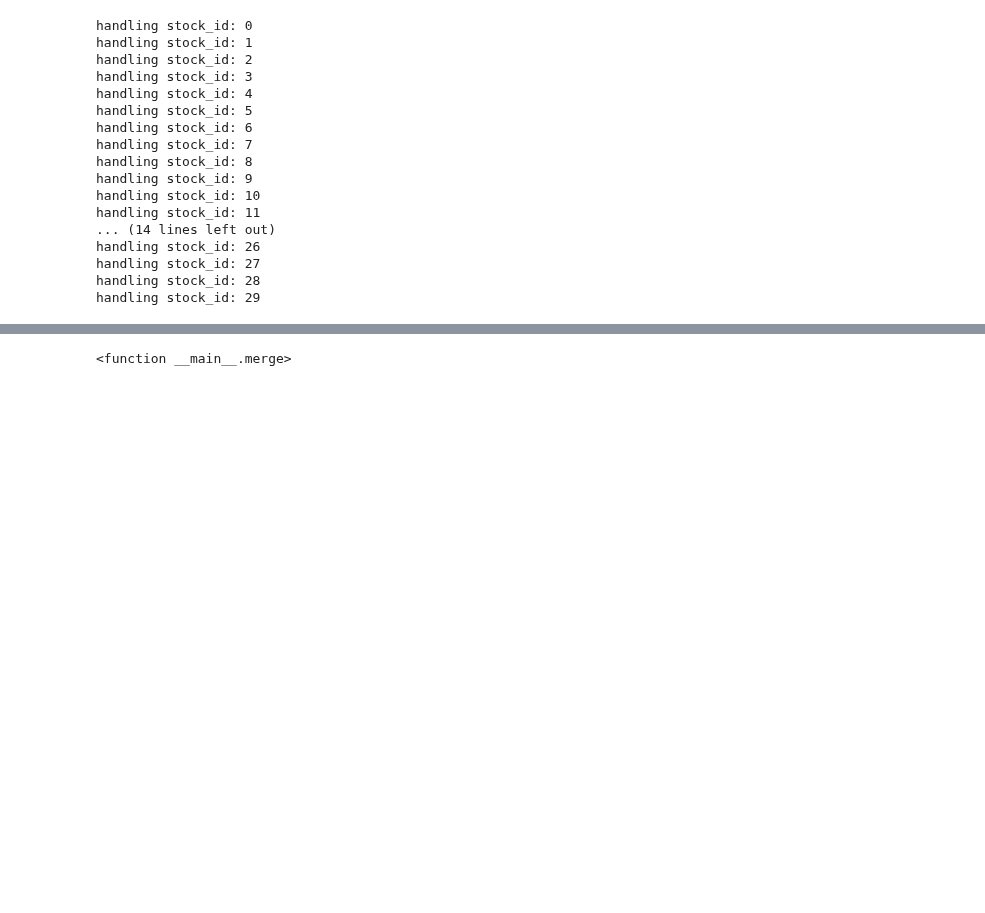
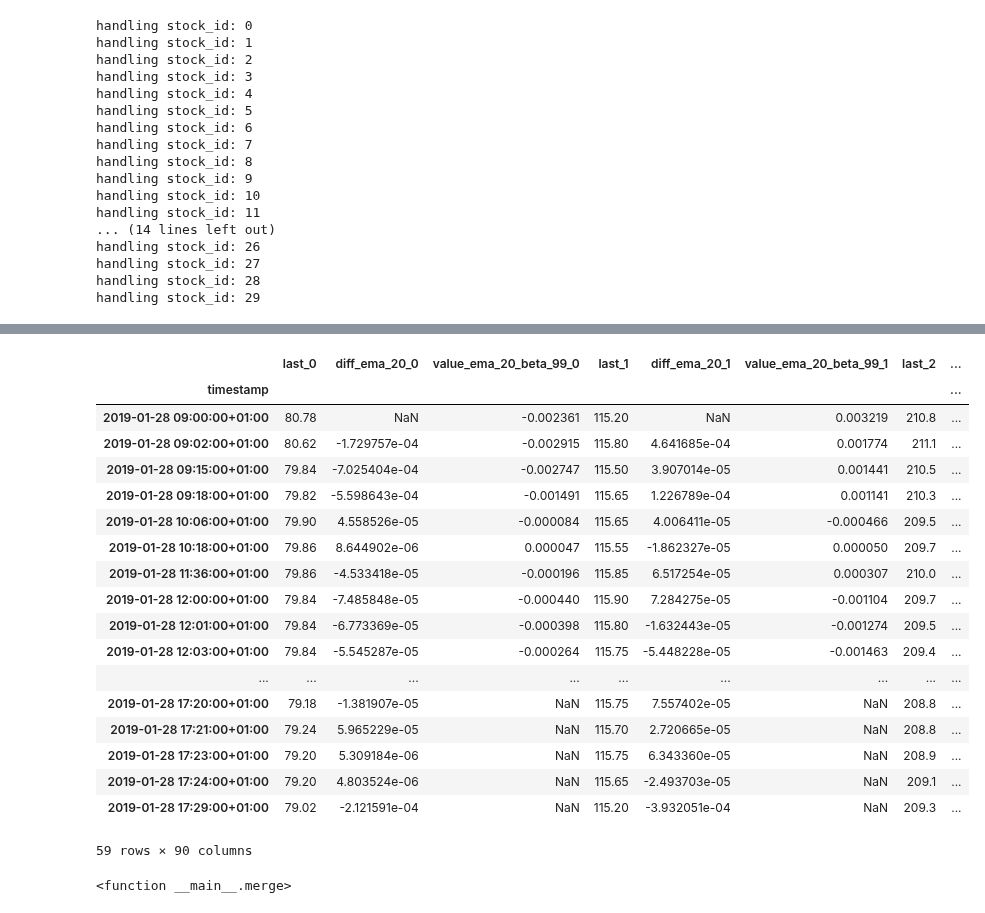
Before and after one commit to smartestrobotdai/download-data, a Jupyter notebook: data-analytics/omx30-prep.ipynb, the cells around one changed output, grey strips where cells are left out. Cells and saved outputs as stored; diff of their text form; code cells hidden in the pictures; blank space fills up the shorter version.

```diff
--- a/data-analytics/omx30-prep.ipynb
+++ b/data-analytics/omx30-prep.ipynb
@@ -105,21 +104,0 @@ def plot(stock_id, day_id ):
-# %%
-columns = ['timestamp','last']
-print(stock_id_list)
-df1 = time_series_all_list[0][0][columns].rename({'last': 'last_' + str(stock_id_list[0])}, axis=1)
-df2 = time_series_all_list[1][0][columns].rename({'last': 'last_' + str(stock_id_list[1])}, axis=1)
-df3 = time_series_all_list[2][0][columns].rename({'last': 'last_' + str(stock_id_list[2])}, axis=1)
-
-
-
-from functools import reduce
-index = 0
-def merge(df1, df2):
-    global index
-    merged = df1.set_index('timestamp').join(df2.set_index('timestamp'), how='inner', rsuffix=stock_id_list[index])
-    index += 1
-    merged['timestamp'] = merged.index
-    return merged
-
-
-df_merged = reduce(merge, [df1,df2,df3])
-df_merged.reset_index(drop=True)
@@ -146,3 +176,43 @@ df_merged.reset_index(drop=True)
+# %%
+# to order the columns in the order: last1,last2...last30, diff1, diff2,...diff30, value1, value2,...value30
+def func(x):
+    if 'timestamp' in x:
+        return 0
+    num = int(x.split('_')[-1])
+
+    if 'last' in x:
+        return 100 + num
+    elif 'diff' in x:
+        return 200 + num
+    elif 'value' in x:
+        return 300 + num
+
+
+columns = df_merged.columns.tolist()
+
+
+columns.sort(key=func)
+df_merged.set_index('timestamp')
+# %% [output]
+|  | last_0 | diff_ema_20_0 | value_ema_20_beta_99_0 | last_1 | diff_ema_20_1 | value_ema_20_beta_99_1 | last_2 | ... |
+| timestamp |  |  |  |  |  |  |  | ... |
+| 2019-01-28 09:00:00+01:00 | 80.78 | NaN | -0.002361 | 115.20 | NaN | 0.003219 | 210.8 | ... |
+| 2019-01-28 09:02:00+01:00 | 80.62 | -1.729757e-04 | -0.002915 | 115.80 | 4.641685e-04 | 0.001774 | 211.1 | ... |
+| 2019-01-28 09:15:00+01:00 | 79.84 | -7.025404e-04 | -0.002747 | 115.50 | 3.907014e-05 | 0.001441 | 210.5 | ... |
+| 2019-01-28 09:18:00+01:00 | 79.82 | -5.598643e-04 | -0.001491 | 115.65 | 1.226789e-04 | 0.001141 | 210.3 | ... |
+| 2019-01-28 10:06:00+01:00 | 79.90 | 4.558526e-05 | -0.000084 | 115.65 | 4.006411e-05 | -0.000466 | 209.5 | ... |
+| 2019-01-28 10:18:00+01:00 | 79.86 | 8.644902e-06 | 0.000047 | 115.55 | -1.862327e-05 | 0.000050 | 209.7 | ... |
+| 2019-01-28 11:36:00+01:00 | 79.86 | -4.533418e-05 | -0.000196 | 115.85 | 6.517254e-05 | 0.000307 | 210.0 | ... |
+| 2019-01-28 12:00:00+01:00 | 79.84 | -7.485848e-05 | -0.000440 | 115.90 | 7.284275e-05 | -0.001104 | 209.7 | ... |
+| 2019-01-28 12:01:00+01:00 | 79.84 | -6.773369e-05 | -0.000398 | 115.80 | -1.632443e-05 | -0.001274 | 209.5 | ... |
+| 2019-01-28 12:03:00+01:00 | 79.84 | -5.545287e-05 | -0.000264 | 115.75 | -5.448228e-05 | -0.001463 | 209.4 | ... |
+| ... | ... | ... | ... | ... | ... | ... | ... | ... |
+| 2019-01-28 17:20:00+01:00 | 79.18 | -1.381907e-05 | NaN | 115.75 | 7.557402e-05 | NaN | 208.8 | ... |
+| 2019-01-28 17:21:00+01:00 | 79.24 | 5.965229e-05 | NaN | 115.70 | 2.720665e-05 | NaN | 208.8 | ... |
+| 2019-01-28 17:23:00+01:00 | 79.20 | 5.309184e-06 | NaN | 115.75 | 6.343360e-05 | NaN | 208.9 | ... |
+| 2019-01-28 17:24:00+01:00 | 79.20 | 4.803524e-06 | NaN | 115.65 | -2.493703e-05 | NaN | 209.1 | ... |
+| 2019-01-28 17:29:00+01:00 | 79.02 | -2.121591e-04 | NaN | 115.20 | -3.932051e-04 | NaN | 209.3 | ... |
+59 rows × 90 columns
 # %%
 merge
 # %% [output]
```
Also changed, not shown: parts of 3 cells of this notebook.
